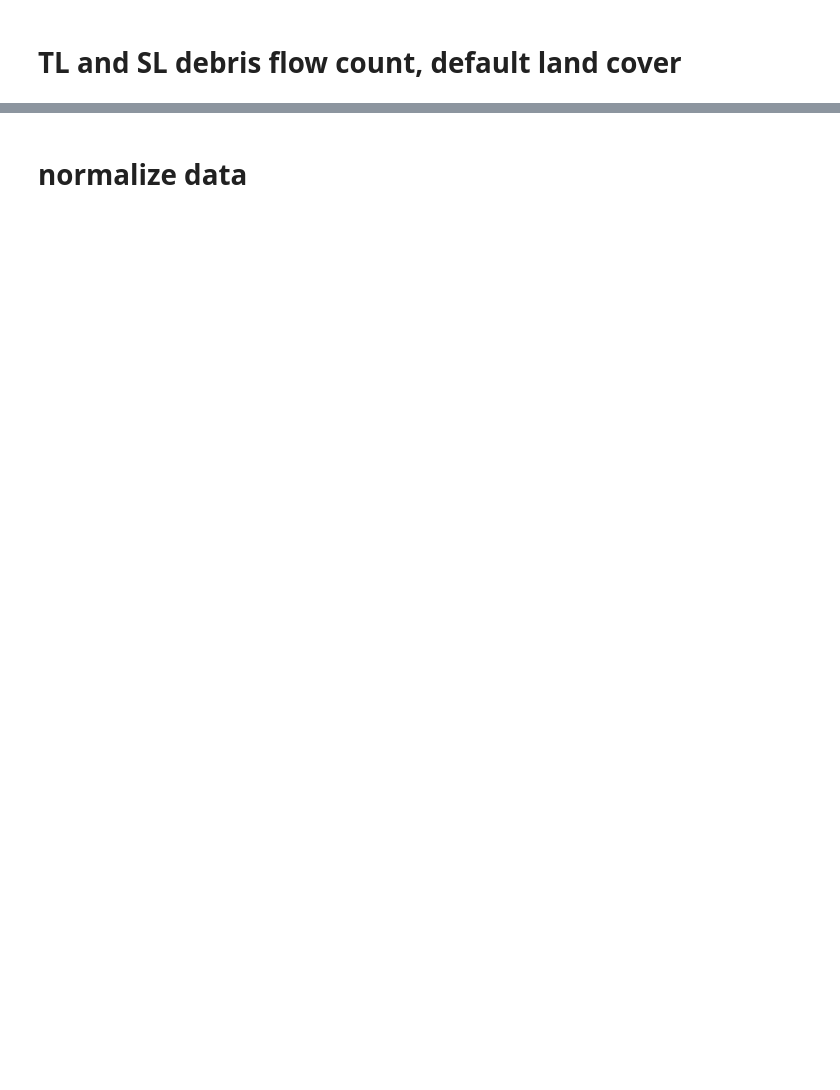
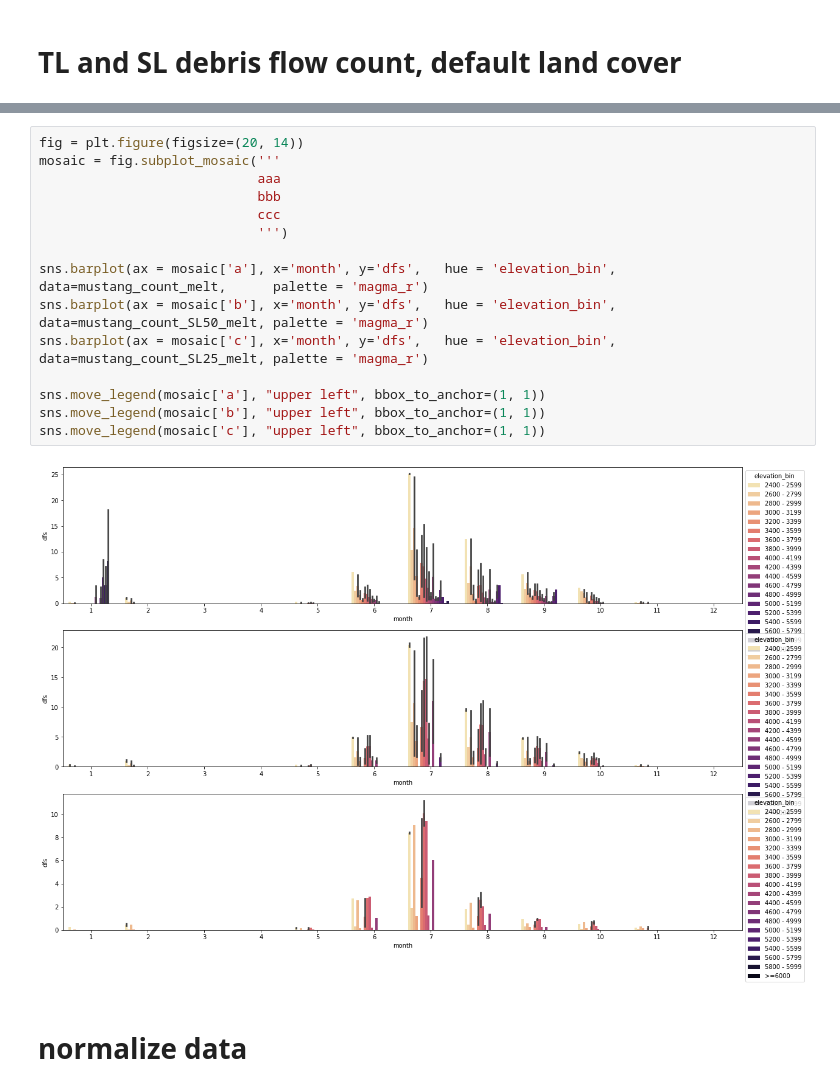
Before and after one commit to varyabazilova/sedcas_sediments_hma, a Jupyter notebook: 202405_modelruns/boxplots_3regions.ipynb, the cells around one changed output, grey strips where cells are left out. Saved outputs shown, nothing was run; the diff lists cells and outputs as text; blank space fills up the shorter version.

```diff
--- a/202405_modelruns/boxplots_3regions.ipynb
+++ b/202405_modelruns/boxplots_3regions.ipynb
@@ -409,6 +422,23 @@ sns.move_legend(mosaic['b'], "upper left", bbox_to_anchor=(1, 1))
 sns.move_legend(mosaic['c'], "upper left", bbox_to_anchor=(1, 1))
 # %% [output]
 [figure]
+# %%
+fig = plt.figure(figsize=(20, 14))
+mosaic = fig.subplot_mosaic('''
+                            aaa
+                            bbb
+                            ccc
+                            ''')
+
+sns.barplot(ax = mosaic['a'], x='month', y='dfs',   hue = 'elevation_bin', data=mustang_count_melt,      palette = 'magma_r')
+sns.barplot(ax = mosaic['b'], x='month', y='dfs',   hue = 'elevation_bin', data=mustang_count_SL50_melt, palette = 'magma_r')
+sns.barplot(ax = mosaic['c'], x='month', y='dfs',   hue = 'elevation_bin', data=mustang_count_SL25_melt, palette = 'magma_r')
+
+sns.move_legend(mosaic['a'], "upper left", bbox_to_anchor=(1, 1))
+sns.move_legend(mosaic['b'], "upper left", bbox_to_anchor=(1, 1))
+sns.move_legend(mosaic['c'], "upper left", bbox_to_anchor=(1, 1))
+# %% [output]
+[figure, added]
 # %% [markdown]
 # normalize data
 # %%
```
Also changed, not shown: parts of 15 cells of this notebook, 20 other files.
